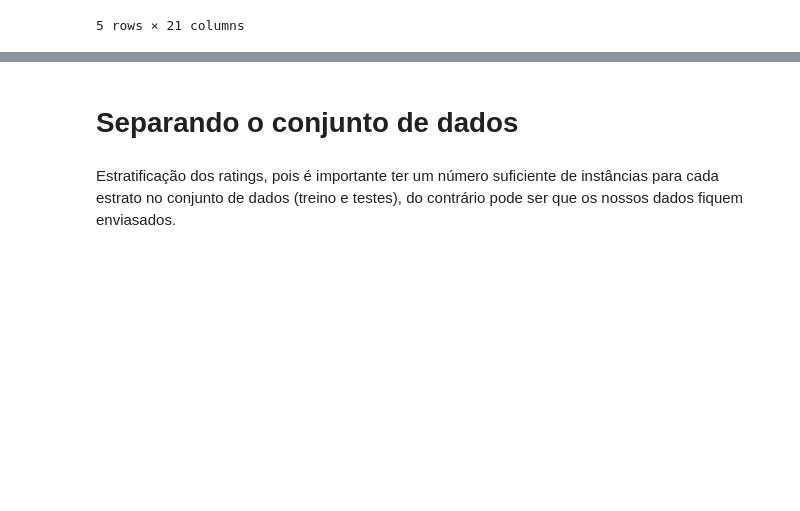
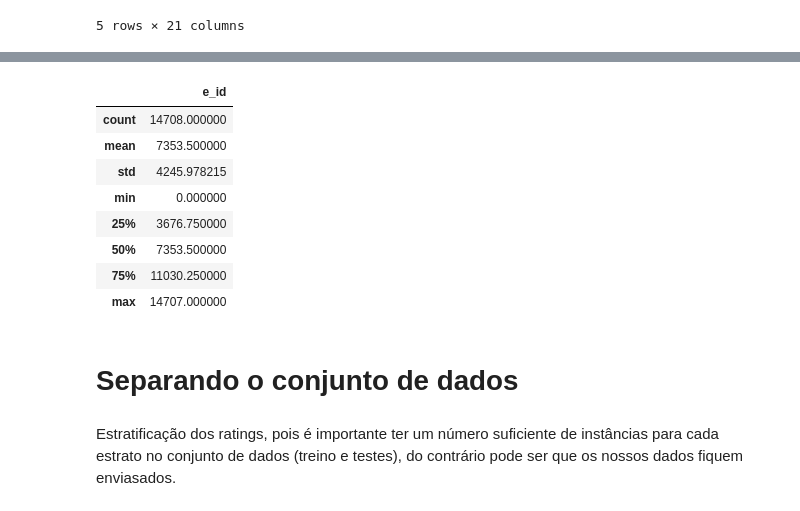
Before and after one commit to juarezsacenti/kg-summ-rec, a Jupyter notebook: AED/aed-ml1m.ipynb, the cells around one changed output, grey strips where cells are left out. Drawn from its saved outputs; the diff is of its cells as text; code cells hidden in the pictures; blank space fills up the shorter version.

```diff
--- a/AED/aed-ml1m.ipynb
+++ b/AED/aed-ml1m.ipynb
@@ -557,3 +615,15 @@ auxiliary.head()
+# %%
+e_map.describe()
+# %% [output]
+|  | e_id |
+| count | 14708.000000 |
+| mean | 7353.500000 |
+| std | 4245.978215 |
+| min | 0.000000 |
+| 25% | 3676.750000 |
+| 50% | 7353.500000 |
+| 75% | 11030.250000 |
+| max | 14707.000000 |
 # %% [markdown]
 # Separando o conjunto de dados
 # %% [markdown]
```
Also changed, not shown: parts of 4 cells of this notebook, 1 other file.
